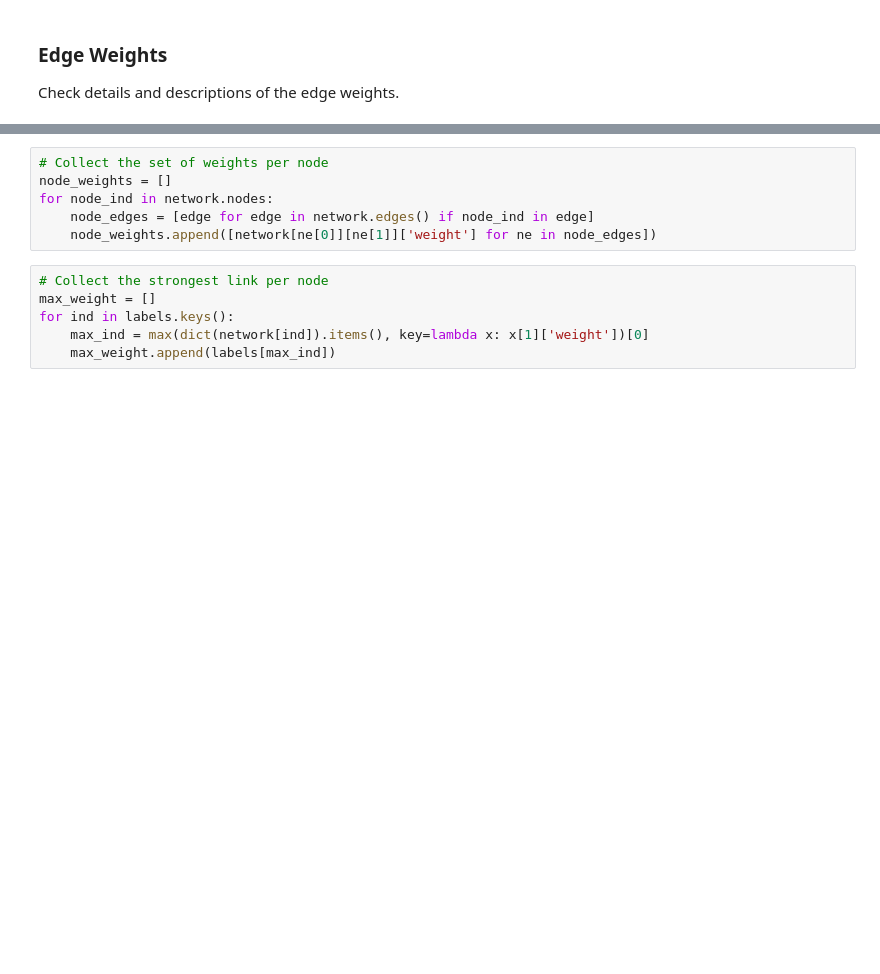
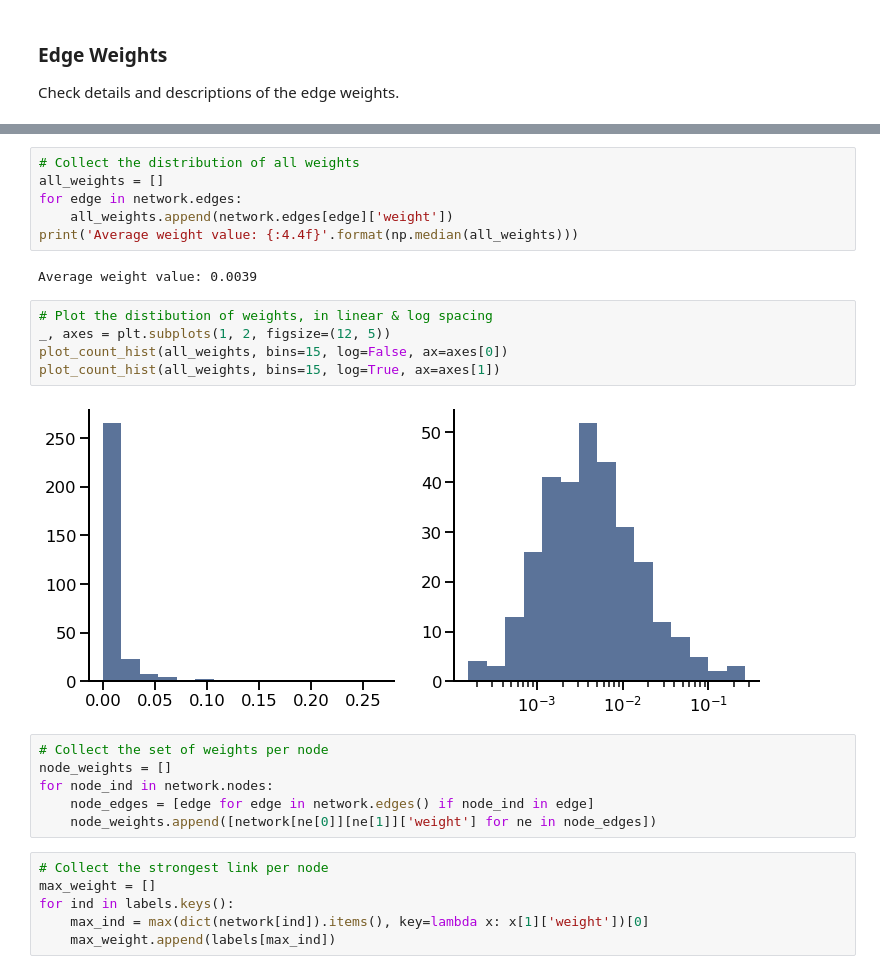
Before and after one commit to weblearn22/ERPscanr, a Jupyter notebook: notebooks/03-WordsNetwork.ipynb, the cells around one changed output, grey strips where cells are left out. Saved outputs shown, nothing was run; the diff lists cells and outputs as text; blank space fills up the shorter version.

```diff
--- a/notebooks/03-WordsNetwork.ipynb
+++ b/notebooks/03-WordsNetwork.ipynb
@@ -140,3 +189,18 @@ Top association:  P3a  &  P3b : 433.0
+# %%
+# Collect the distribution of all weights
+all_weights = []
+for edge in network.edges:
+    all_weights.append(network.edges[edge]['weight'])
+print('Average weight value: {:4.4f}'.format(np.median(all_weights)))
+# %% [output]
+Average weight value: 0.0039
+# %%
+# Plot the distibution of weights, in linear & log spacing
+_, axes = plt.subplots(1, 2, figsize=(12, 5))
+plot_count_hist(all_weights, bins=15, log=False, ax=axes[0])
+plot_count_hist(all_weights, bins=15, log=True, ax=axes[1])
+# %% [output]
+[figure, added]
 # %%
 # Collect the set of weights per node
 node_weights = []
```
Also changed, not shown: parts of 19 cells of this notebook, 1 other file.
